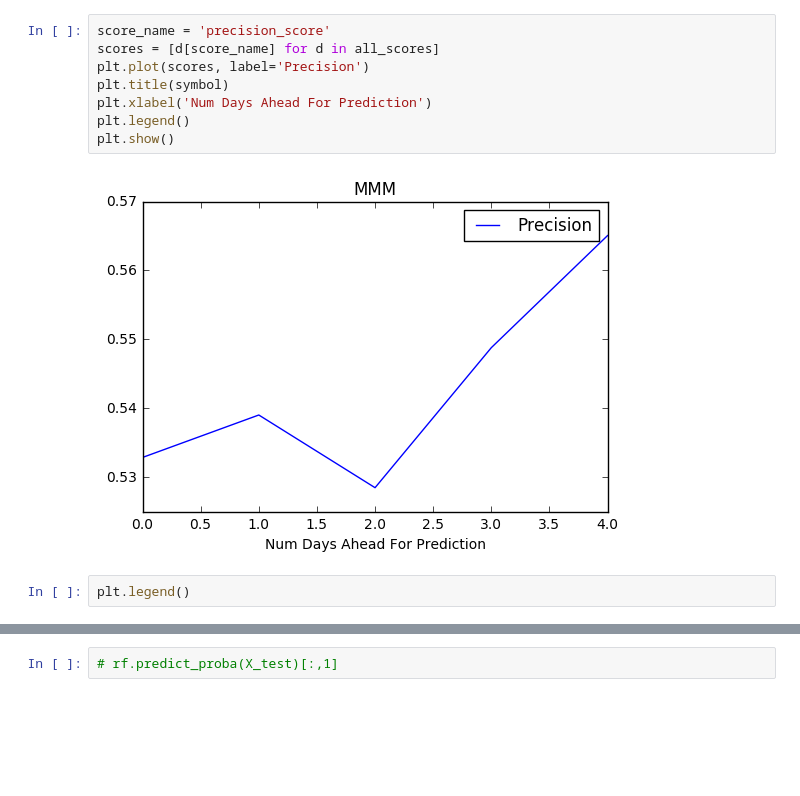
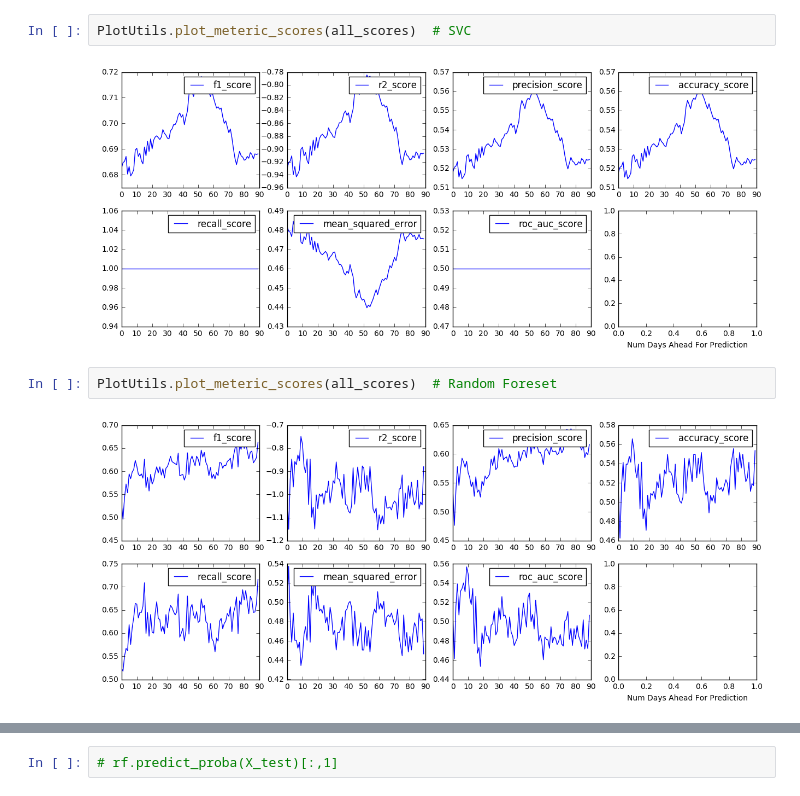
Before and after one commit to mcohenmcohen/Machine-Learning-Trading-Engine, a Jupyter notebook: test.ipynb, the cells around one changed output, grey strips where cells are left out. Saved outputs shown, nothing was run; the diff lists cells and outputs as text; blank space fills up the shorter version.

```diff
--- a/test.ipynb
+++ b/test.ipynb
@@ -184,12 +140,8 @@ all_scores
-# %%
-score_name = 'precision_score'
-scores = [d[score_name] for d in all_scores]
-plt.plot(scores, label='Precision')
-plt.title(symbol)
-plt.xlabel('Num Days Ahead For Prediction')
-plt.legend()
-plt.show()
-# %% [output]
-[figure, removed]
-# %%
-plt.legend()
+# %%
+PlotUtils.plot_meteric_scores(all_scores)  # SVC
+# %% [output]
+[figure, added]
+# %%
+PlotUtils.plot_meteric_scores(all_scores)  # Random Foreset
+# %% [output]
+[figure, added]
```
Also changed, not shown: parts of 22 cells of this notebook, 13 other files.
